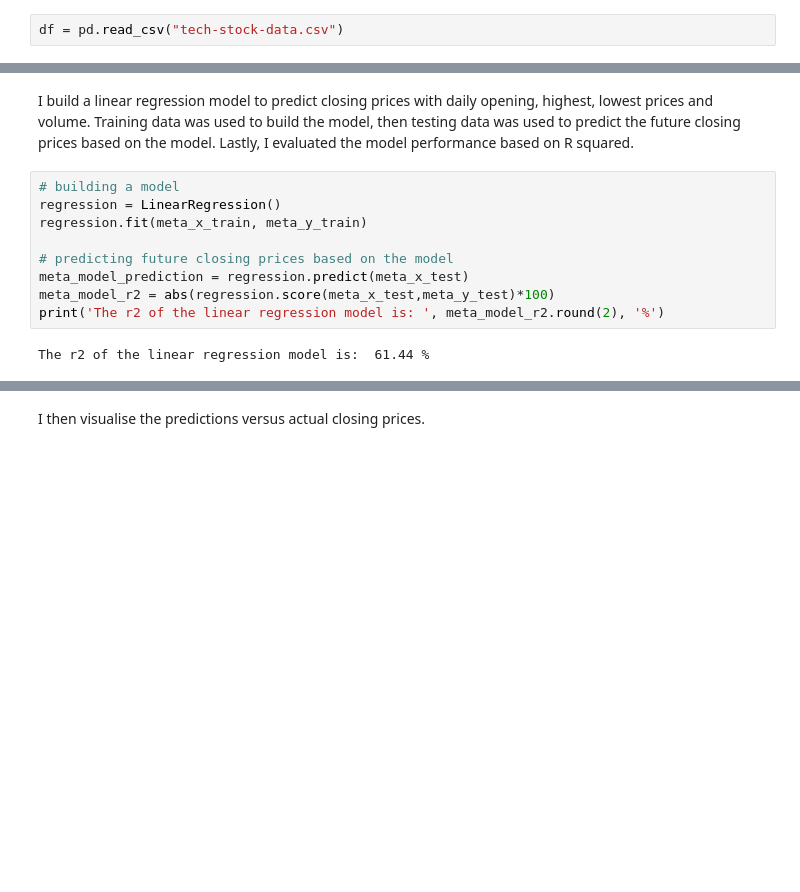
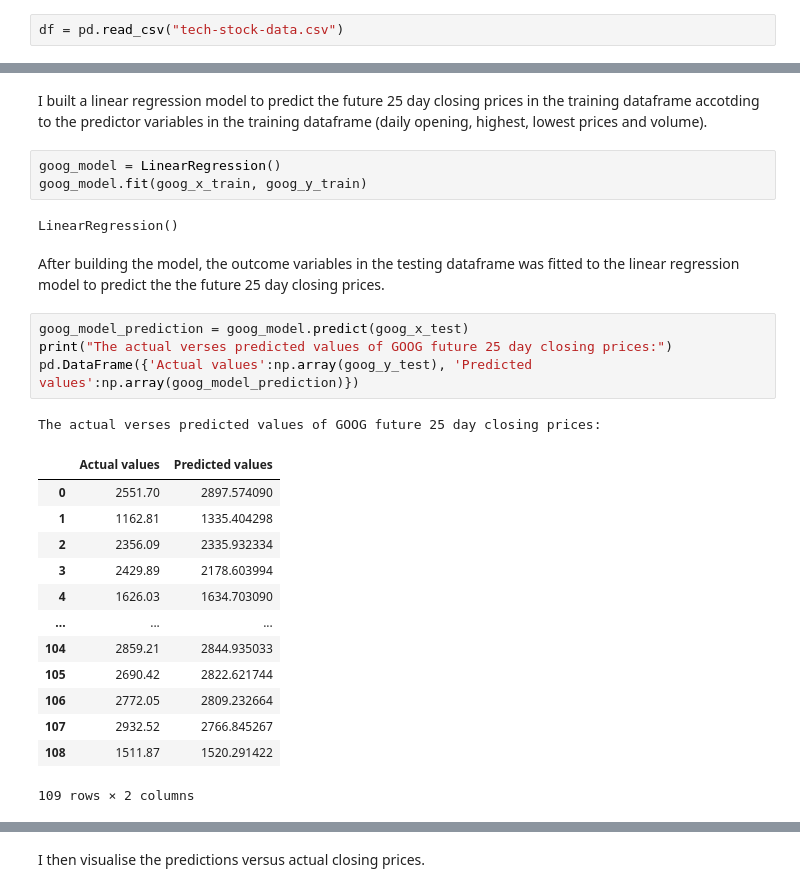
Before and after one commit to clarissa-lo/stocks-prediction, a Jupyter notebook: stock-prediction.ipynb, the cells around one changed output, grey strips where cells are left out. Drawn from its saved outputs; the diff is of its cells as text; blank space fills up the shorter version.

```diff
--- a/stock-prediction.ipynb
+++ b/stock-prediction.ipynb
@@ -64,13 +68,28 @@ There are 109 rows and 5 columns in the Meta testing data set.
-# %% [markdown]
-I build a linear regression model to predict closing prices with daily opening, highest, lowest prices and volume. Training data was used to build the model, then testing data was used to predict the future closing prices based on the model. Lastly, I evaluated the model performance based on R squared.
-# %%
-# building a model
-regression = LinearRegression()
-regression.fit(meta_x_train, meta_y_train)
-
-# predicting future closing prices based on the model
-meta_model_prediction = regression.predict(meta_x_test)
-meta_model_r2 = abs(regression.score(meta_x_test,meta_y_test)*100)
-print('The r2 of the linear regression model is: ', meta_model_r2.round(2), '%')
-# %% [output]
-The r2 of the linear regression model is:  61.44 %
+# %% [markdown]
+I built a linear regression model to predict the future 25 day closing prices in the training dataframe accotding to the predictor variables in the training dataframe (daily opening, highest, lowest prices and volume).
+# %%
+goog_model = LinearRegression()
+goog_model.fit(goog_x_train, goog_y_train)
+# %% [output]
+LinearRegression()
+# %% [markdown]
+After building the model, the outcome variables in the testing dataframe was fitted to the linear regression model to predict the the future 25 day closing prices.
+# %%
+goog_model_prediction = goog_model.predict(goog_x_test)
+print("The actual verses predicted values of GOOG future 25 day closing prices:")
+pd.DataFrame({'Actual values':np.array(goog_y_test), 'Predicted values':np.array(goog_model_prediction)})
+# %% [output]
+The actual verses predicted values of GOOG future 25 day closing prices:
+|  | Actual values | Predicted values |
+| 0 | 2551.70 | 2897.574090 |
+| 1 | 1162.81 | 1335.404298 |
+| 2 | 2356.09 | 2335.932334 |
+| 3 | 2429.89 | 2178.603994 |
+| 4 | 1626.03 | 1634.703090 |
+| ... | ... | ... |
+| 104 | 2859.21 | 2844.935033 |
+| 105 | 2690.42 | 2822.621744 |
+| 106 | 2772.05 | 2809.232664 |
+| 107 | 2932.52 | 2766.845267 |
+| 108 | 1511.87 | 1520.291422 |
+109 rows × 2 columns
```
Also changed, not shown: parts of 39 cells of this notebook.
